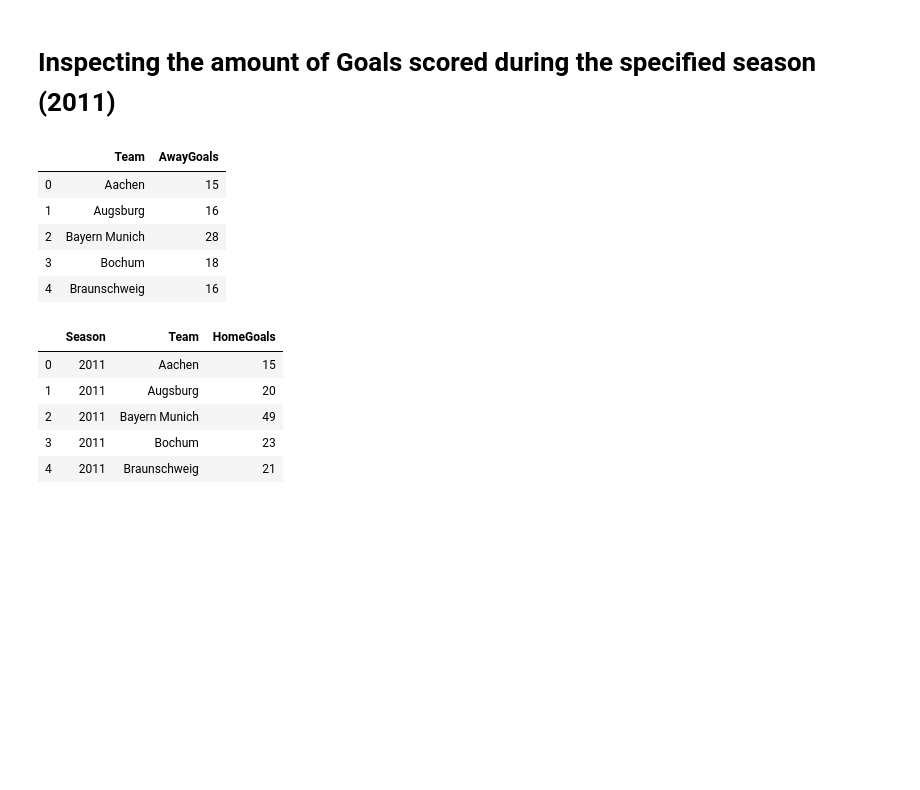
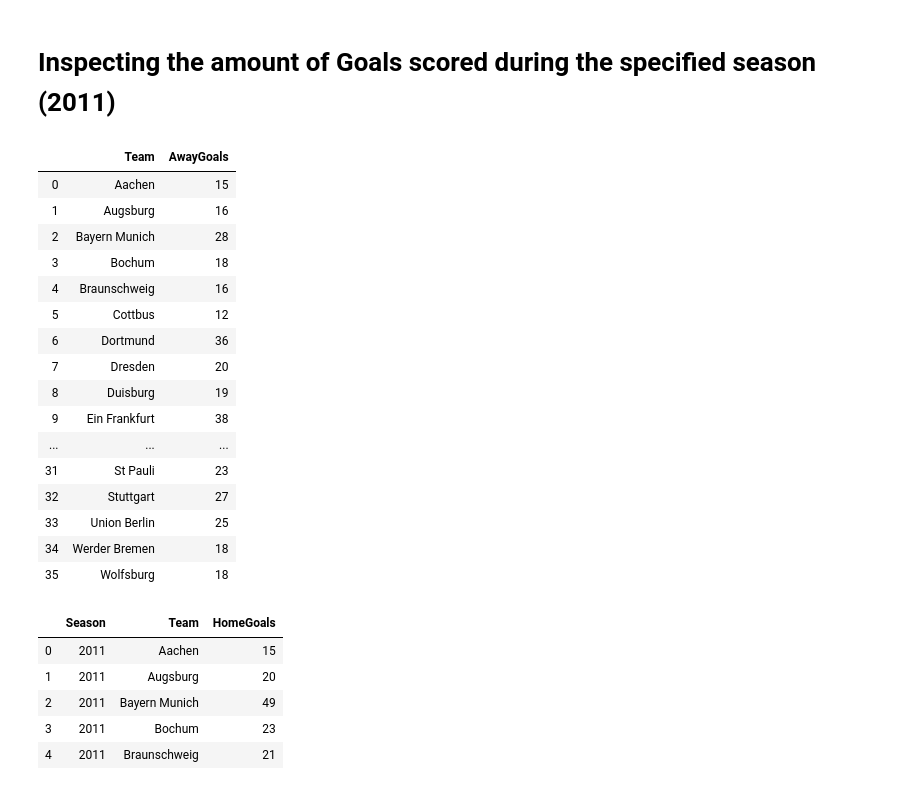
Before and after one commit to laurasuchomska/Football_Delphi_Project, a Jupyter notebook: Football_Delphi_Project.ipynb, the cells around one changed output. Cells and saved outputs as stored; diff of their text form; code cells hidden in the pictures; blank space fills up the shorter version.

```diff
--- a/Football_Delphi_Project.ipynb
+++ b/Football_Delphi_Project.ipynb
@@ -170,19 +177,30 @@ print(name_all_teams_df)
 # %%
 cur.execute("""SELECT AwayTeam AS Team, SUM(FTAG) AS AwayGoals
                FROM matches
                WHERE Season = '2011'
                AND NOT Div ='E0'
                GROUP BY AwayTeam;""")
 AwayGoals_df = pd.DataFrame(cur.fetchall())
 AwayGoals_df.columns = [x[0] for x in cur.description]
-AwayGoals_df.head()
+AwayGoals_df.head(56)
 # %% [output]
 |  | Team | AwayGoals |
 | 0 | Aachen | 15 |
 | 1 | Augsburg | 16 |
 | 2 | Bayern Munich | 28 |
 | 3 | Bochum | 18 |
 | 4 | Braunschweig | 16 |
+| 5 | Cottbus | 12 |
+| 6 | Dortmund | 36 |
+| 7 | Dresden | 20 |
+| 8 | Duisburg | 19 |
+| 9 | Ein Frankfurt | 38 |
+| ... | ... | ... |
+| 31 | St Pauli | 23 |
+| 32 | Stuttgart | 27 |
+| 33 | Union Berlin | 25 |
+| 34 | Werder Bremen | 18 |
+| 35 | Wolfsburg | 18 |
 # %%
 cur.execute('''SELECT Season, HomeTeam AS Team, SUM(FTHG) AS HomeGoals
                FROM Matches
```
Also changed, not shown: parts of 40 cells of this notebook, 2 other files.
